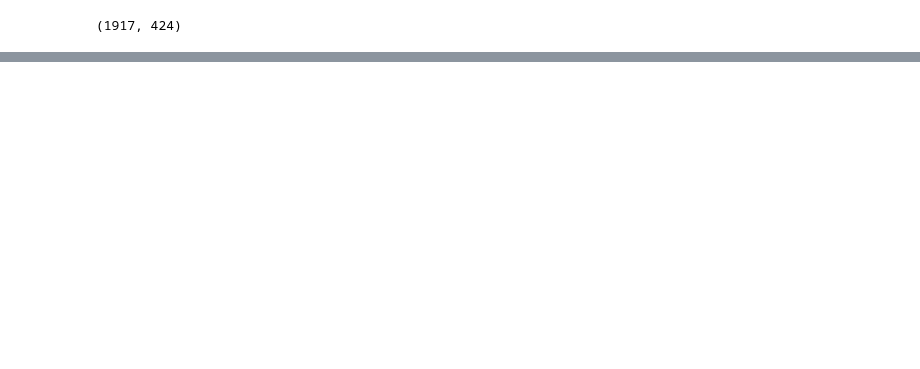
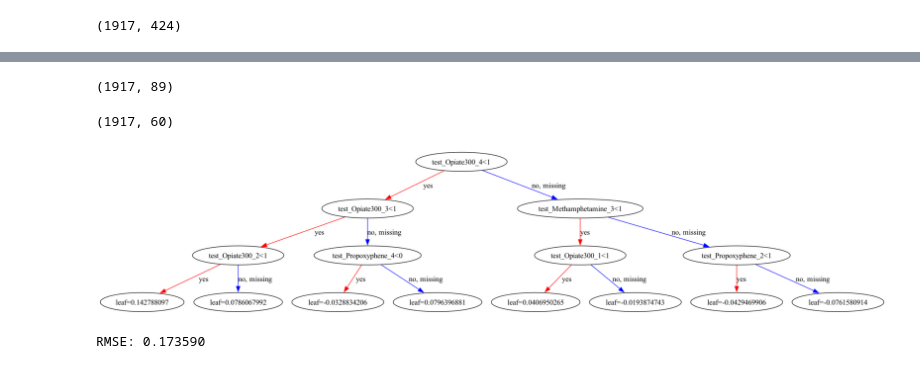
Before and after one commit to DanHerman212/precision_medicine, a Jupyter notebook: code/4_data_modeling.ipynb, the cells around one changed output, grey strips where cells are left out. Saved outputs shown, nothing was run; the diff lists cells and outputs as text; code cells hidden in the pictures; blank space fills up the shorter version.

```diff
--- a/code/4_data_modeling.ipynb
+++ b/code/4_data_modeling.ipynb
@@ -32,0 +90,60 @@ list(data.columns)
+# %%
+
+# ceate variable for target, which is the negative test rate
+ntr = data['NTR']
+
+# merge df num, cat and ntr
+final_df = pd.concat([num_df, cat_df, ntr], axis=1)
+
+final_df.shape
+# %% [output]
+(1917, 89)
+# %%
+dem_ = final_df[[col for col in final_df.columns if col.startswith('dem_')]]
+tests_ = final_df[[col for col in final_df.columns if col.startswith('test_')]]
+
+small_df = pd.concat([dem_, tests_, ntr], axis=1)
+
+small_df.shape
+# %% [output]
+(1917, 60)
+# %%
+import xgboost as xgb
+from sklearn.model_selection import train_test_split
+
+X, y = small_df.drop('NTR', axis=1), small_df['NTR']
+X_train, X_test, y_train, y_test = train_test_split(X, y, test_size=0.2, random_state=42)
+
+xg_reg = xgb.XGBRegressor(objective ='reg:squarederror', n_estimators=10, max_depth=3)
+
+xg_reg.fit(X_train, y_train)
+
+preds = xg_reg.predict(X_test)
+
+from sklearn.metrics import mean_squared_error
+
+rmse = np.sqrt(mean_squared_error(y_test, preds))
+# %%
+xgb.plot_tree(xg_reg,num_trees=0)
+plt.show()
+# %% [output]
+[figure, added]
+# %%
+import xgboost as xgb
+from sklearn.model_selection import train_test_split
+
+X, y = final_df.iloc[:, :-1], final_df.iloc[:, -1]
+X_train, X_test, y_train, y_test = train_test_split(X, y, test_size=0.2, random_state=123)
+
+xg_reg = xgb.XGBRegressor(objective='reg:squarederror', n_estimators=10, max_depth=3, seed=123)
+
+xg_reg.fit(X_train, y_train)
+
+preds = xg_reg.predict(X_test)
+
+from sklearn.metrics import mean_squared_error
+# Compute the rmse: rmse
+rmse = np.sqrt(mean_squared_error(y_test, preds))
+print("RMSE: %f" % (rmse))
+# %% [output]
+RMSE: 0.173590
```
Also changed, not shown: parts of 4 cells of this notebook.
